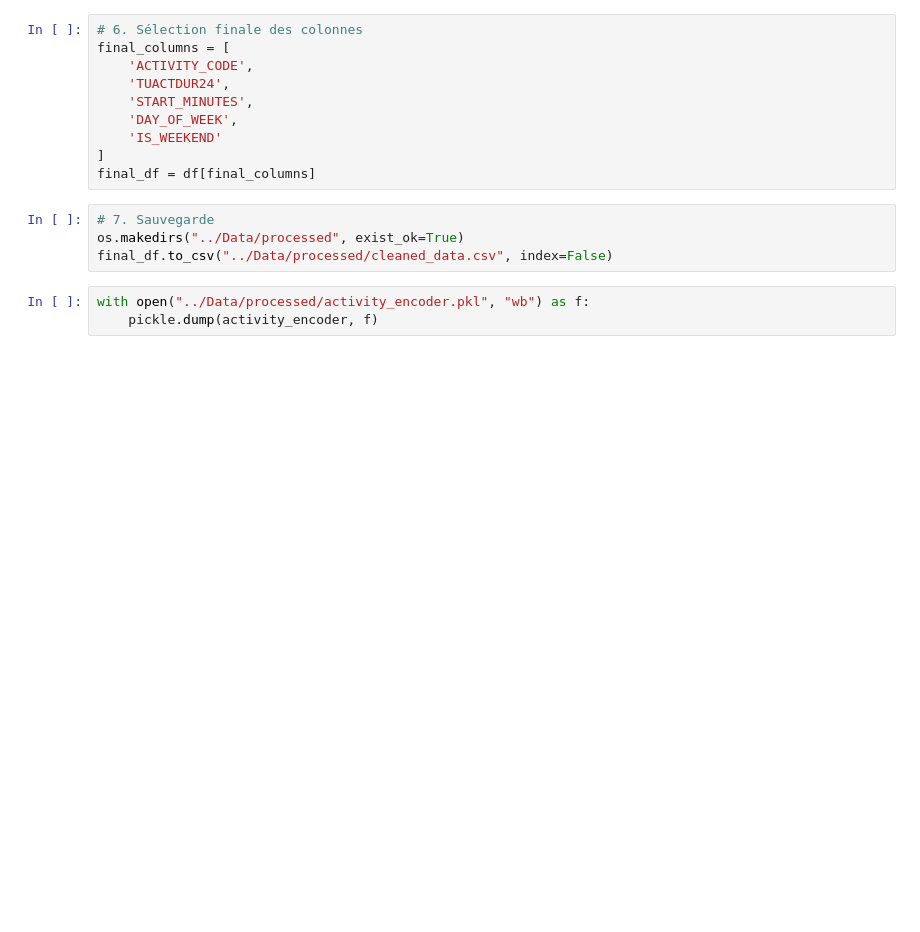
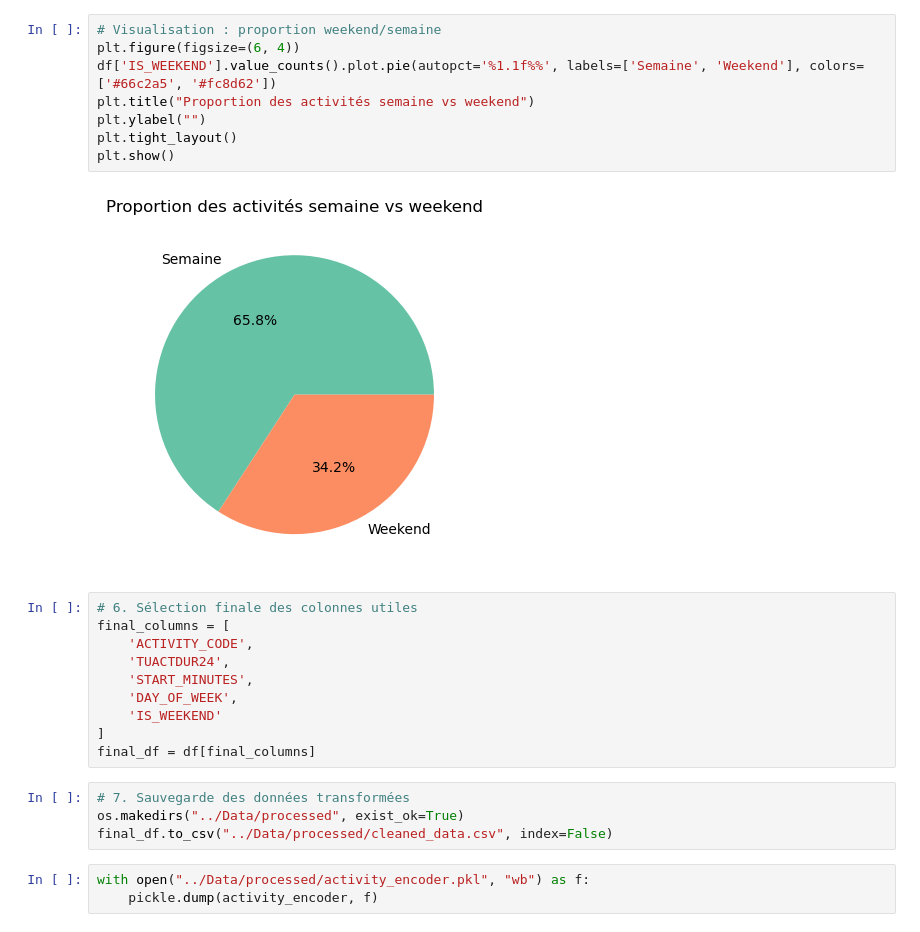
Before and after one commit to ennajari/Optimisation-de-plannings-avec-DQN, a Jupyter notebook: notebooks/2_data_preprocessing.ipynb, the cells around one changed output. Saved outputs shown, nothing was run; the diff lists cells and outputs as text; blank space fills up the shorter version.

```diff
--- a/notebooks/2_data_preprocessing.ipynb
+++ b/notebooks/2_data_preprocessing.ipynb
@@ -50,5 +137,15 @@ df['IS_WEEKEND'] = (df['DAY_OF_WEEK'] >= 5).astype(int)
+# %%
+# Visualisation : proportion weekend/semaine
+plt.figure(figsize=(6, 4))
+df['IS_WEEKEND'].value_counts().plot.pie(autopct='%1.1f%%', labels=['Semaine', 'Weekend'], colors=['#66c2a5', '#fc8d62'])
+plt.title("Proportion des activités semaine vs weekend")
+plt.ylabel("")
+plt.tight_layout()
+plt.show()
+# %% [output]
+[figure, added]
 # %%
-# 6. Sélection finale des colonnes
+# 6. Sélection finale des colonnes utiles
 final_columns = [
     'ACTIVITY_CODE',
     'TUACTDUR24',
@@ -58,7 +155,7 @@ final_columns = [
 ]
 final_df = df[final_columns]
 # %%
-# 7. Sauvegarde
+# 7. Sauvegarde des données transformées
 os.makedirs("../Data/processed", exist_ok=True)
 final_df.to_csv("../Data/processed/cleaned_data.csv", index=False)
 # %%
```
Also changed, not shown: parts of 15 cells of this notebook, 5 other files.
